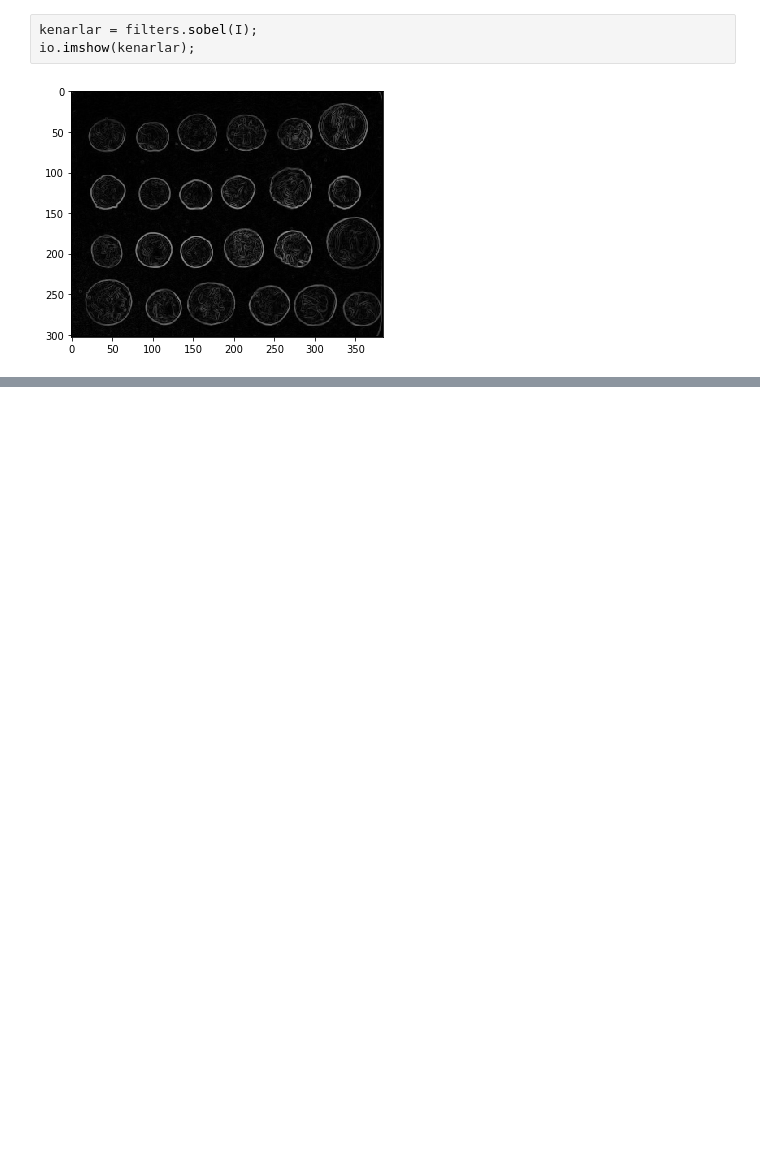
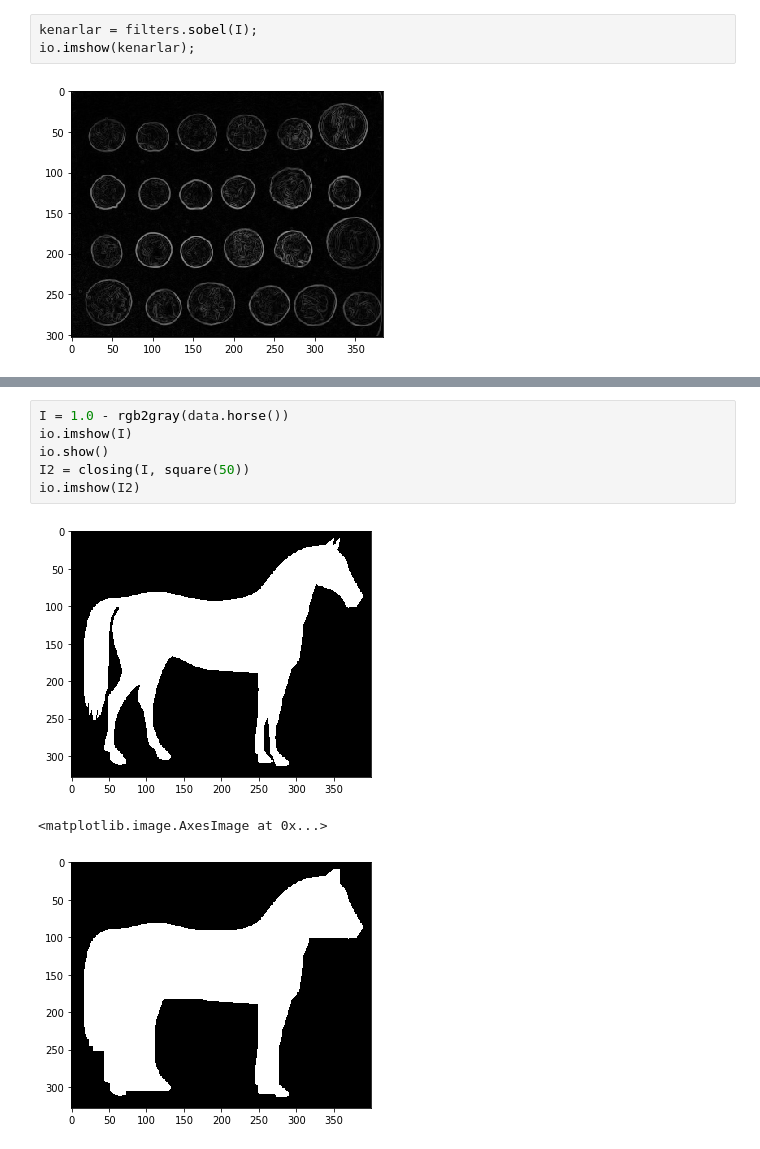
Before and after one commit to Ugur0855/GoogleCollab, a Jupyter notebook: Python_ile_görüntü_işleme.ipynb, the cells around one changed output, grey strips where cells are left out. Cells and saved outputs as stored; diff of their text form; blank space fills up the shorter version.

```diff
--- a/Python_ile_görüntü_işleme.ipynb
+++ b/Python_ile_görüntü_işleme.ipynb
@@ -15,0 +40,10 @@ io.imshow(kenarlar);
+# %%
+I = 1.0 - rgb2gray(data.horse())
+io.imshow(I)
+io.show()
+I2 = closing(I, square(50))
+io.imshow(I2)
+# %% [output]
+[figure, added]
+<matplotlib.image.AxesImage at 0x...>
+[figure, added]
```
Also changed, not shown: parts of 6 cells of this notebook.
